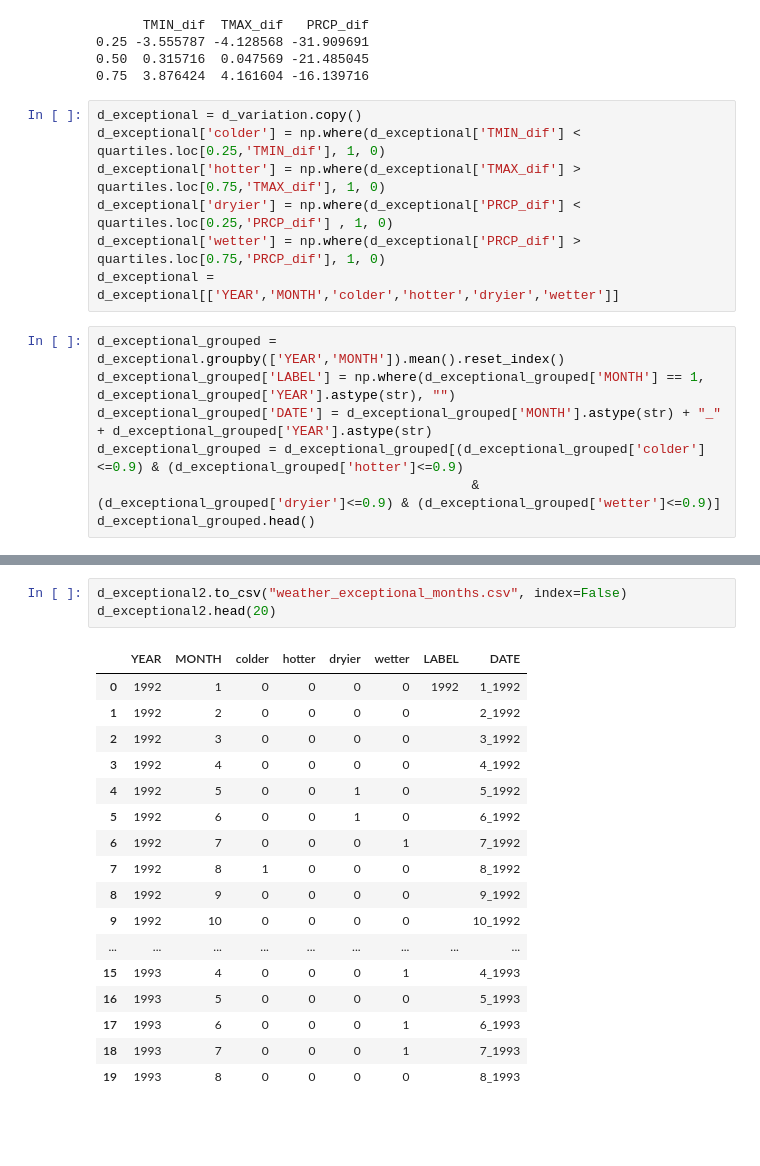
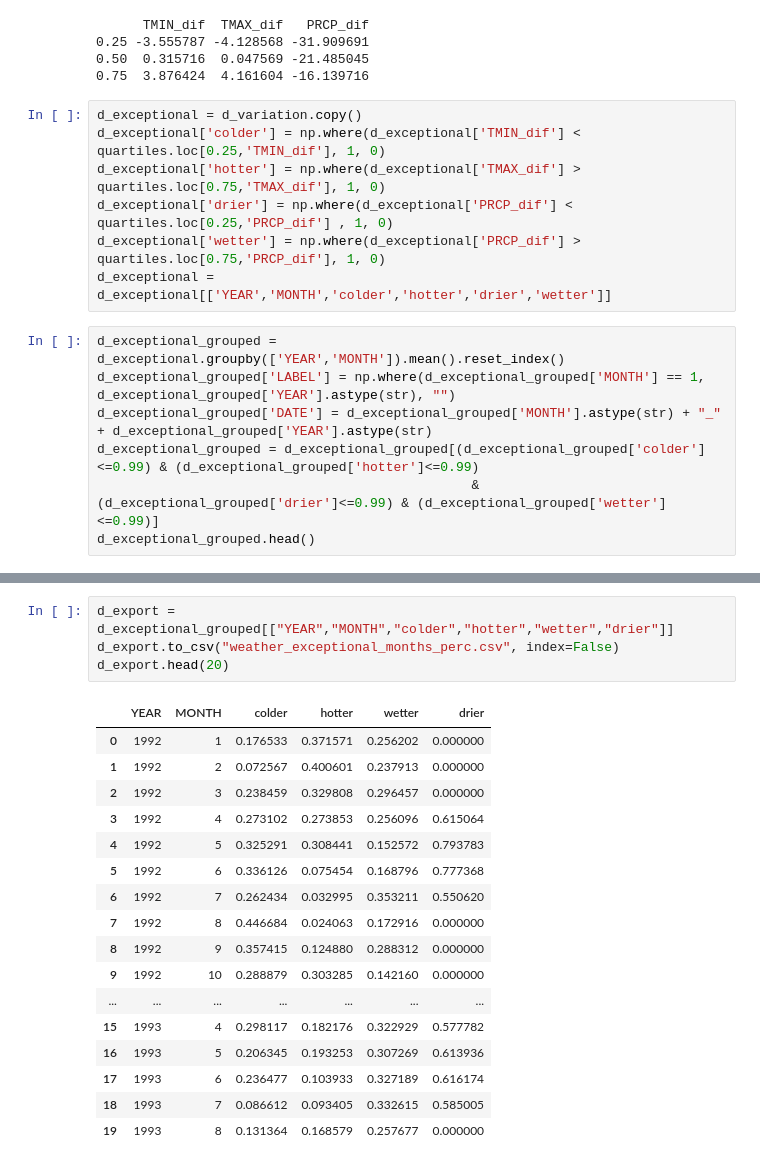
Before and after one commit to mkowa2/Data_Bandits_CS418, a Jupyter notebook: weather.ipynb, the cells around one changed output, grey strips where cells are left out. Saved outputs shown, nothing was run; the diff lists cells and outputs as text; blank space fills up the shorter version.

Commit message:
weather dataset
_perc: provide percentage of outlier in a month
-bin: the bool expresses if month is an outlier

```diff
--- a/weather.ipynb
+++ b/weather.ipynb
@@ -196,14 +214,14 @@ print(quartiles)
 d_exceptional = d_variation.copy()
 d_exceptional['colder'] = np.where(d_exceptional['TMIN_dif'] < quartiles.loc[0.25,'TMIN_dif'], 1, 0)
 d_exceptional['hotter'] = np.where(d_exceptional['TMAX_dif'] > quartiles.loc[0.75,'TMAX_dif'], 1, 0)
-d_exceptional['dryier'] = np.where(d_exceptional['PRCP_dif'] < quartiles.loc[0.25,'PRCP_dif'] , 1, 0)
+d_exceptional['drier'] = np.where(d_exceptional['PRCP_dif'] < quartiles.loc[0.25,'PRCP_dif'] , 1, 0)
 d_exceptional['wetter'] = np.where(d_exceptional['PRCP_dif'] > quartiles.loc[0.75,'PRCP_dif'], 1, 0)
-d_exceptional = d_exceptional[['YEAR','MONTH','colder','hotter','dryier','wetter']]
+d_exceptional = d_exceptional[['YEAR','MONTH','colder','hotter','drier','wetter']]
 # %%
 d_exceptional_grouped = d_exceptional.groupby(['YEAR','MONTH']).mean().reset_index()
 d_exceptional_grouped['LABEL'] = np.where(d_exceptional_grouped['MONTH'] == 1, d_exceptional_grouped['YEAR'].astype(str), "")
 d_exceptional_grouped['DATE'] = d_exceptional_grouped['MONTH'].astype(str) + "_" + d_exceptional_grouped['YEAR'].astype(str)
-d_exceptional_grouped = d_exceptional_grouped[(d_exceptional_grouped['colder']<=0.9) & (d_exceptional_grouped['hotter']<=0.9)
-                                                & (d_exceptional_grouped['dryier']<=0.9) & (d_exceptional_grouped['wetter']<=0.9)]
+d_exceptional_grouped = d_exceptional_grouped[(d_exceptional_grouped['colder']<=0.99) & (d_exceptional_grouped['hotter']<=0.99)
+                                                & (d_exceptional_grouped['drier']<=0.99) & (d_exceptional_grouped['wetter']<=0.99)]
 d_exceptional_grouped.head()
 # %% [output]
@@ -300,23 +318,24 @@ plt.show()
 [figure]
 [figure]
 # %%
-d_exceptional2.to_csv("weather_exceptional_months.csv", index=False)
-d_exceptional2.head(20)
+d_export = d_exceptional_grouped[["YEAR","MONTH","colder","hotter","wetter","drier"]]
+d_export.to_csv("weather_exceptional_months_perc.csv", index=False)
+d_export.head(20)
 # %% [output]
-|  | YEAR | MONTH | colder | hotter | dryier | wetter | LABEL | DATE |
-| 0 | 1992 | 1 | 0 | 0 | 0 | 0 | 1992 | 1_1992 |
-| 1 | 1992 | 2 | 0 | 0 | 0 | 0 |  | 2_1992 |
-| 2 | 1992 | 3 | 0 | 0 | 0 | 0 |  | 3_1992 |
-| 3 | 1992 | 4 | 0 | 0 | 0 | 0 |  | 4_1992 |
-| 4 | 1992 | 5 | 0 | 0 | 1 | 0 |  | 5_1992 |
-| 5 | 1992 | 6 | 0 | 0 | 1 | 0 |  | 6_1992 |
-| 6 | 1992 | 7 | 0 | 0 | 0 | 1 |  | 7_1992 |
-| 7 | 1992 | 8 | 1 | 0 | 0 | 0 |  | 8_1992 |
-| 8 | 1992 | 9 | 0 | 0 | 0 | 0 |  | 9_1992 |
-| 9 | 1992 | 10 | 0 | 0 | 0 | 0 |  | 10_1992 |
-| ... | ... | ... | ... | ... | ... | ... | ... | ... |
-| 15 | 1993 | 4 | 0 | 0 | 0 | 1 |  | 4_1993 |
-| 16 | 1993 | 5 | 0 | 0 | 0 | 0 |  | 5_1993 |
-| 17 | 1993 | 6 | 0 | 0 | 0 | 1 |  | 6_1993 |
-| 18 | 1993 | 7 | 0 | 0 | 0 | 1 |  | 7_1993 |
-| 19 | 1993 | 8 | 0 | 0 | 0 | 0 |  | 8_1993 |
+|  | YEAR | MONTH | colder | hotter | wetter | drier |
+| 0 | 1992 | 1 | 0.176533 | 0.371571 | 0.256202 | 0.000000 |
+| 1 | 1992 | 2 | 0.072567 | 0.400601 | 0.237913 | 0.000000 |
+| 2 | 1992 | 3 | 0.238459 | 0.329808 | 0.296457 | 0.000000 |
+| 3 | 1992 | 4 | 0.273102 | 0.273853 | 0.256096 | 0.615064 |
+| 4 | 1992 | 5 | 0.325291 | 0.308441 | 0.152572 | 0.793783 |
+| 5 | 1992 | 6 | 0.336126 | 0.075454 | 0.168796 | 0.777368 |
+| 6 | 1992 | 7 | 0.262434 | 0.032995 | 0.353211 | 0.550620 |
+| 7 | 1992 | 8 | 0.446684 | 0.024063 | 0.172916 | 0.000000 |
+| 8 | 1992 | 9 | 0.357415 | 0.124880 | 0.288312 | 0.000000 |
+| 9 | 1992 | 10 | 0.288879 | 0.303285 | 0.142160 | 0.000000 |
+| ... | ... | ... | ... | ... | ... | ... |
+| 15 | 1993 | 4 | 0.298117 | 0.182176 | 0.322929 | 0.577782 |
+| 16 | 1993 | 5 | 0.206345 | 0.193253 | 0.307269 | 0.613936 |
+| 17 | 1993 | 6 | 0.236477 | 0.103933 | 0.327189 | 0.616174 |
+| 18 | 1993 | 7 | 0.086612 | 0.093405 | 0.332615 | 0.585005 |
+| 19 | 1993 | 8 | 0.131364 | 0.168579 | 0.257677 | 0.000000 |
```
Also changed, not shown: parts of 7 cells of this notebook, 5 other files.
